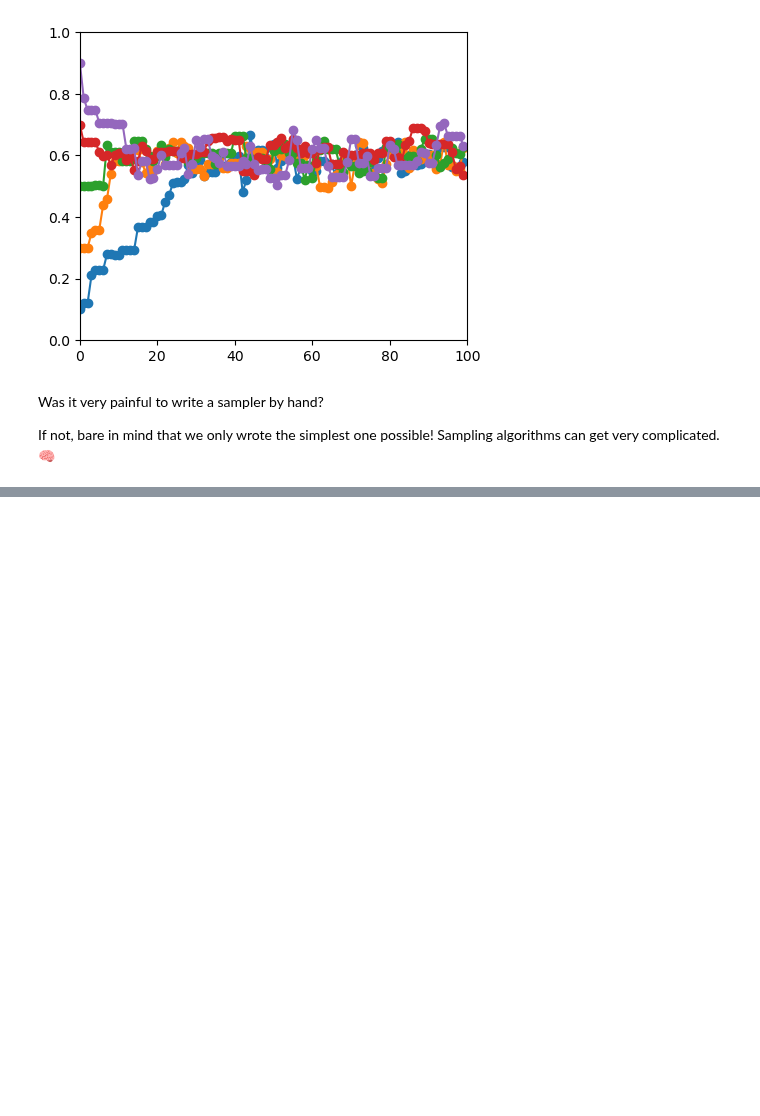
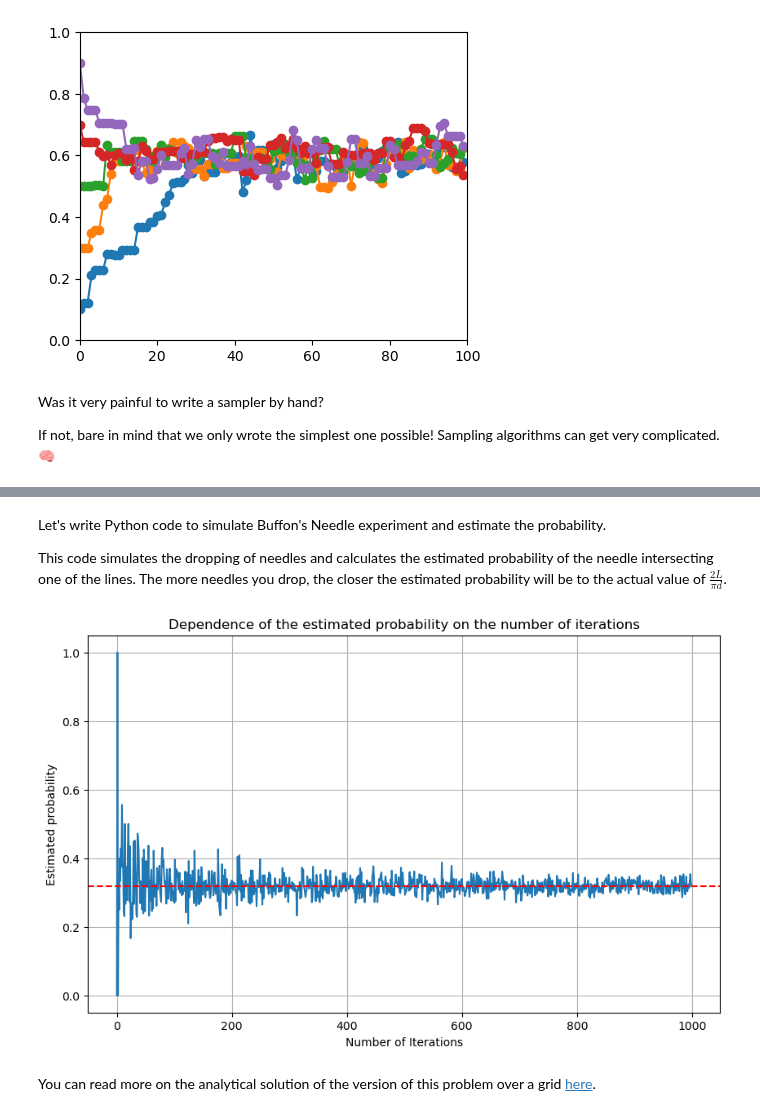
Before and after one commit to elizavetasemenova/prob-epi, a Jupyter notebook: 06_Monte_Carlo_and_MCMC.ipynb, the cells around one changed output, grey strips where cells are left out. Drawn from its saved outputs; the diff is of its cells as text; code cells hidden in the pictures; blank space fills up the shorter version.

```diff
--- a/06_Monte_Carlo_and_MCMC.ipynb
+++ b/06_Monte_Carlo_and_MCMC.ipynb
@@ -274,0 +336,62 @@ If not, bare in mind that we only wrote the simplest one possible! Sampling algo
+# %% [markdown]
+Let's write Python code to simulate Buffon's Needle experiment and estimate the probability.
+
+This code simulates the dropping of needles and calculates the estimated probability of the needle intersecting one of the lines. The more needles you drop, the closer the estimated probability will be to the actual value of $\frac{2L}{\pi d}$.
+# %%
+def buffon_needle_simulation(num_needles, needle_length, line_spacing):
+    intersected = 0
+
+    for _ in range(num_needles):
+        # Generate a random angle between 0 and 180 degrees (in radians)
+        angle = random.uniform(0, math.pi / 2)
+
+        # Generate a random position for the midpoint of the needle
+        mid_point = random.uniform(0, line_spacing / 2)
+
+        # Check if the needle intersects a line
+        if mid_point <= (needle_length / 2) * math.sin(angle):
+            intersected += 1
+
+    # Estimate the probability
+    if intersected == 0:
+        estimated_probability = 0
+    else:
+        estimated_probability = intersected / num_needles
+
+    return estimated_probability
+
+def compute_true_value(needle_length, line_spacing):
+    true_value = (2 * needle_length) / (math.pi * line_spacing)
+    return true_value
+
+
+# Input parameters
+needle_length = 1.0      # Length of the needle
+line_spacing = 2.0       # Distance between the lines
+max_num_needles = 1000   # maximum number of needles to drop
+
+estimates = []
+
+for num_needles in range(max_num_needles):
+    estimated_probability = buffon_needle_simulation(num_needles, needle_length, line_spacing)
+    estimates.append(estimated_probability)
+
+# Compute the true value
+true_value = compute_true_value(needle_length, line_spacing)
+
+
+# Create a plot
+plt.figure(figsize=(10, 6))
+plt.plot(range(max_num_needles), estimates)
+plt.xlabel('Number of Iterations')
+plt.ylabel('Estimated probability')
+plt.axhline(y=true_value, color='red', linestyle='--', label='True Value')
+plt.title('Dependence of the estimated probability on the number of iterations')
+plt.grid(True)
+
+# Show the plot
+plt.show()
+# %% [output]
+[figure, added]
+# %% [markdown]
+You can read more on the analytical solution of the version of this problem over a grid [here](https://mathworld.wolfram.com/Buffon-LaplaceNeedleProblem.html).
```
Also changed, not shown: parts of 3 cells of this notebook, 1 other file.
